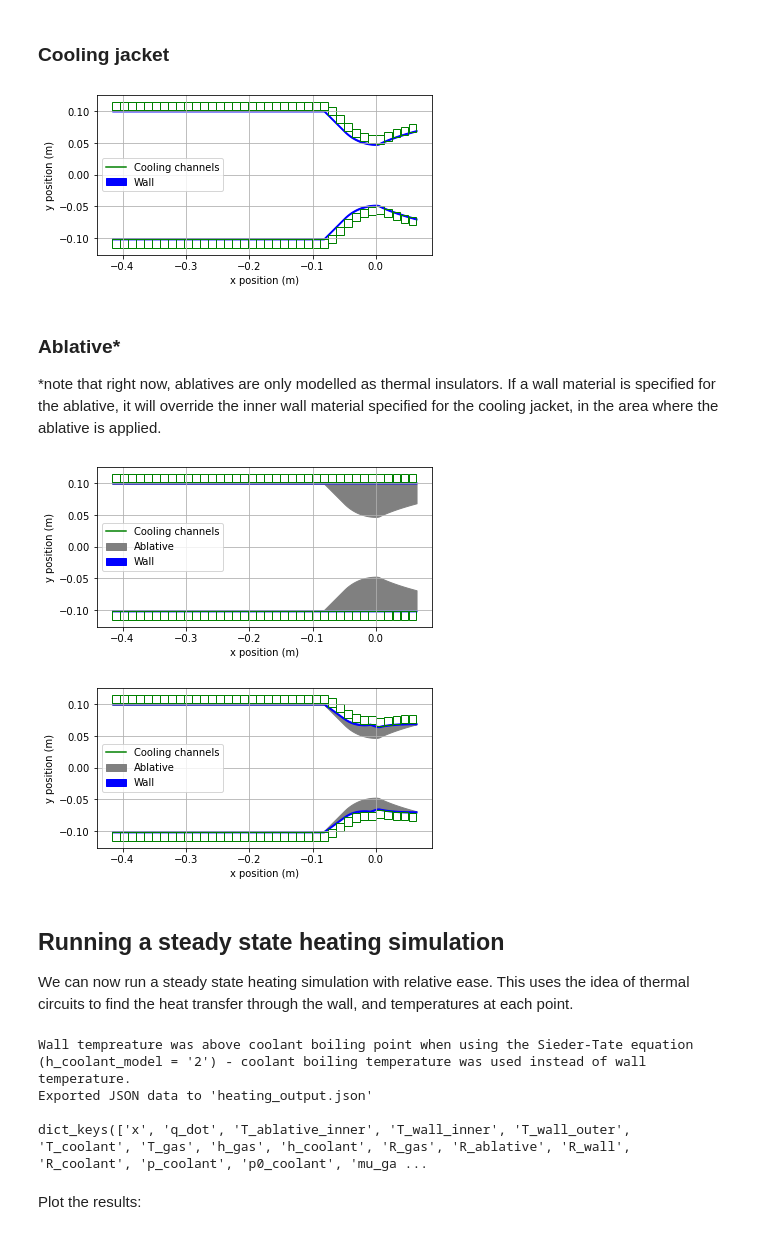
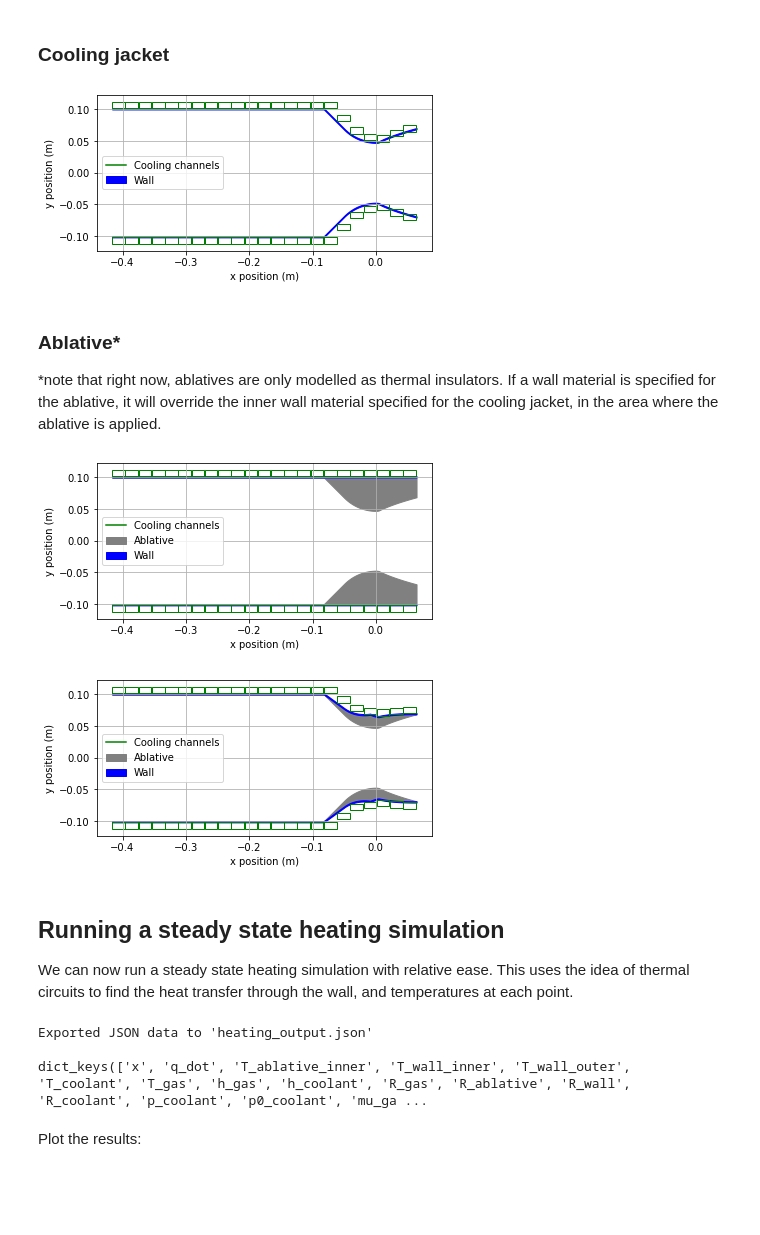
Before and after one commit to cuspaceflight/bamboo, a Jupyter notebook: Introduction to Bamboo.ipynb, the cells around one changed output. Saved outputs shown, nothing was run; the diff lists cells and outputs as text; code cells hidden in the pictures; blank space fills up the shorter version.

```diff
--- a/Introduction to Bamboo.ipynb
+++ b/Introduction to Bamboo.ipynb
@@ -174,35 +174,35 @@ engine.add_geometry(chamber_length, Ac, inner_wall_thickness)
 # %%
 '''Choose the transport properties model for our coolant'''
 #We'll use the 'thermo' module to get transport properties for our coolant.
 #As an alternative, you could also use the 'CoolProp' module.
 thermo_coolant = thermo.chemical.Chemical('isopropanol')
 coolant_transport = bam.cooling.TransportProperties(model = "thermo", thermo_object = thermo_coolant)
 
 '''Cooling jacket properties'''
 inlet_T = 298.15  #Coolant inlet temperature (K)
 inlet_p0 = 30e5   #Coolant inlet stagnation pressure (bar)
 OF_ratio = 3.5    #Oxidiser/fuel mass ratio
 mdot_coolant = mdot/(OF_ratio + 1) #Mass flow rate of coolant
 inner_wall_material = bam.materials.CopperC700
 
 '''Add a spiral cooling jacket to the engine'''
 #See the documentation for a full list of cooling jacket options
 #You can also alternatively use vertical channels, or have the cooling jacket on present over a finite range of the engine.
 engine.add_cooling_jacket(inner_wall_material,
                                inlet_T,
                                inlet_p0,
                                coolant_transport,
                                mdot_coolant,
                                configuration = "spiral",
-                               channel_shape = "semi-circle",
-                               channel_width = 0.020)
+                               channel_width = 0.02,
+                               channel_height = 0.01)
 
 
 #We can see a rough representation of the cooling jacket on the geometry plot
 engine.plot_geometry()
 plt.show()
 # %% [output]
-[figure, old version]
+[figure, new version]
 # %% [markdown]
 ### Ablative*
 *note that right now, ablatives are only modelled as thermal insulators. If a wall material is specified for the ablative, it will override the inner wall material specified for the cooling jacket, in the area where the ablative is applied.
@@ -237,8 +237,8 @@ engine.add_ablative(ablative_material,
                     inner_wall_material,
                     regression_rate = 0.0033e-3)
 # %% [output]
-[figure, old version]
+[figure, new version]
-[figure, old version]
+[figure, new version]
 # %% [markdown]
 ## Running a steady state heating simulation
 
@@ -251,7 +251,6 @@ cooling_data = engine.steady_heating_analysis()
 print("")
 print(cooling_data.keys())
 # %% [output]
-Wall tempreature was above coolant boiling point when using the Sieder-Tate equation (h_coolant_model = '2') - coolant boiling temperature was used instead of wall temperature.
 Exported JSON data to 'heating_output.json'
 
 dict_keys(['x', 'q_dot', 'T_ablative_inner', 'T_wall_inner', 'T_wall_outer', 'T_coolant', 'T_gas', 'h_gas', 'h_coolant', 'R_gas', 'R_ablative', 'R_wall', 'R_coolant', 'p_coolant', 'p0_coolant', 'mu_ga ...
```
Also changed, not shown: parts of 3 cells of this notebook, 16 other files.
